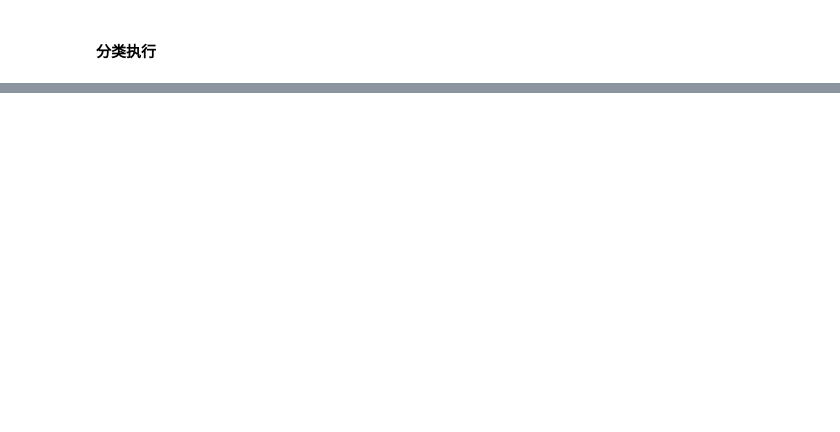
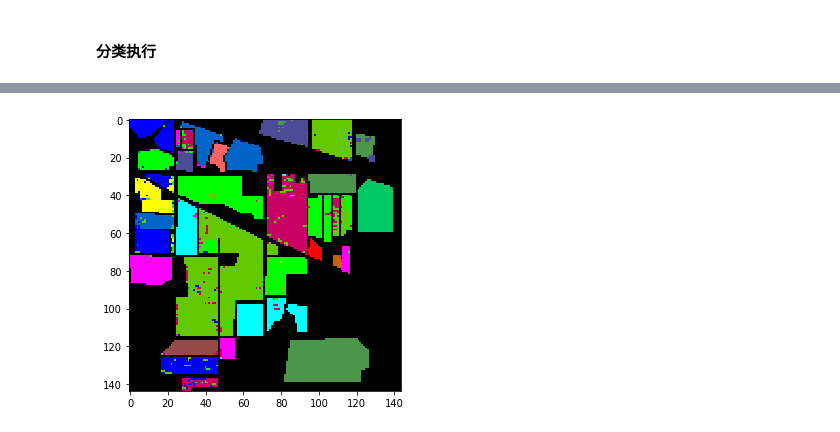
Before and after one commit to SemieZX/matrix_and_vector, a Jupyter notebook: pca_hpi.ipynb, the cells around one changed output, grey strips where cells are left out. Drawn from its saved outputs; the diff is of its cells as text; code cells hidden in the pictures; blank space fills up the shorter version.

```diff
--- a/pca_hpi.ipynb
+++ b/pca_hpi.ipynb
@@ -437,0 +390,5 @@ joblib.dump(clf,"pca_specr_spi_30.m")
+# %%
+data_test = testdata[:,:-1]
+print(data_test.shape)
+label_test = testdata[:,-1]
+print(label_test.shape)
@@ -437,0 +398,7 @@ joblib.dump(clf,"pca_specr_spi_30.m")
+# %%
+clf = joblib.load('pca_specr_spi_30.m')
+# %%
+predict_label = clf.predict(data_test)
+#accuracy = metrics.accuracy_score(label_test,predict_label)*100
+
+#print (accuracy)
@@ -437,0 +418,7 @@ joblib.dump(clf,"pca_specr_spi_30.m")
+# %%
+k = 0
+for i in range(output_image.shape[0]):
+    for j in range(output_image.shape[1]):
+        if output_image[i][j] != 0:
+            new_show[i][j] = predict_label[k]
+            k += 1
@@ -437,0 +429,4 @@ joblib.dump(clf,"pca_specr_spi_30.m")
+# %%
+ground_truth = spectral.imshow(classes = new_show.astype(int),figsize =(5,5))
+# %% [output]
+[figure, added]
```
Also changed, not shown: parts of 29 cells of this notebook, 6 other files.
